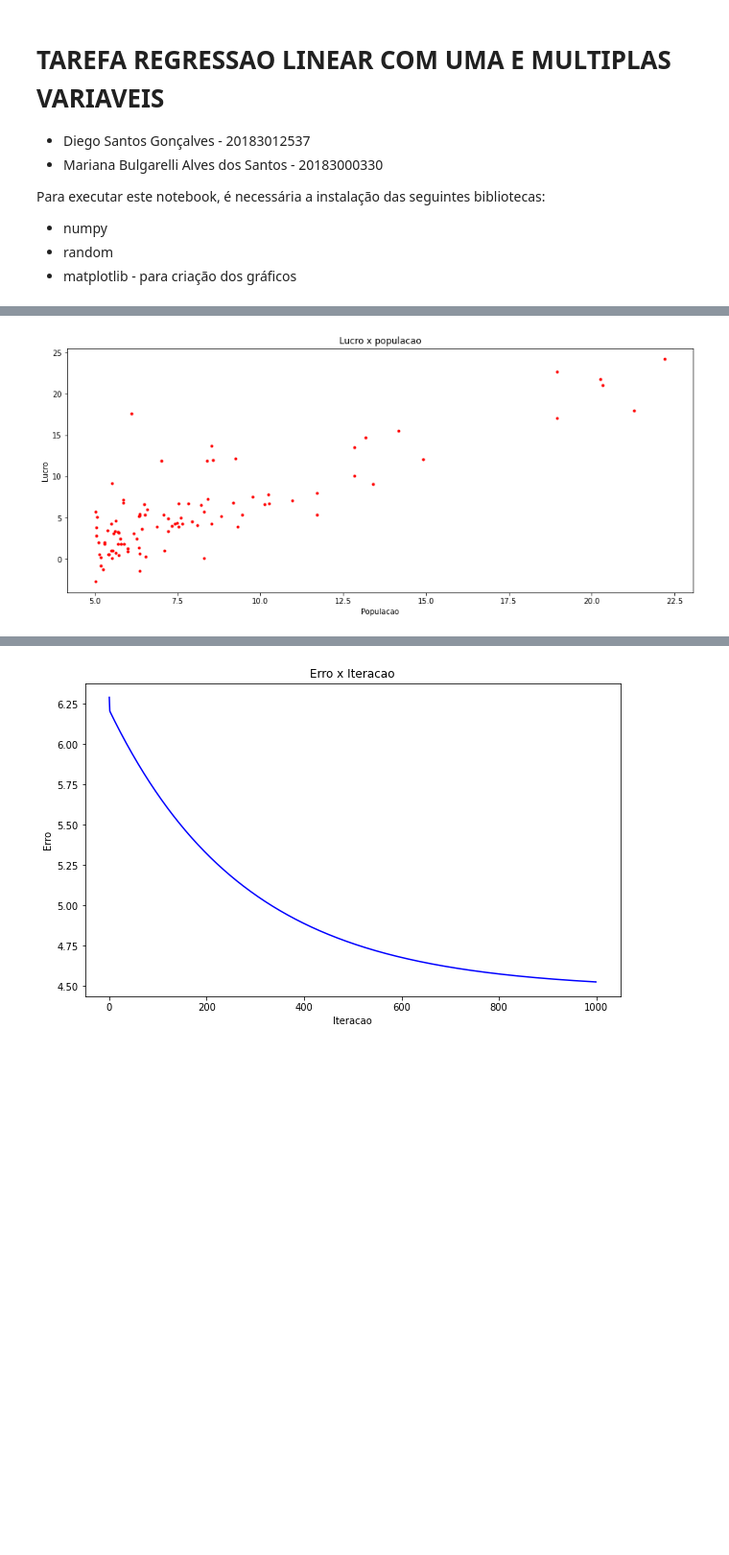
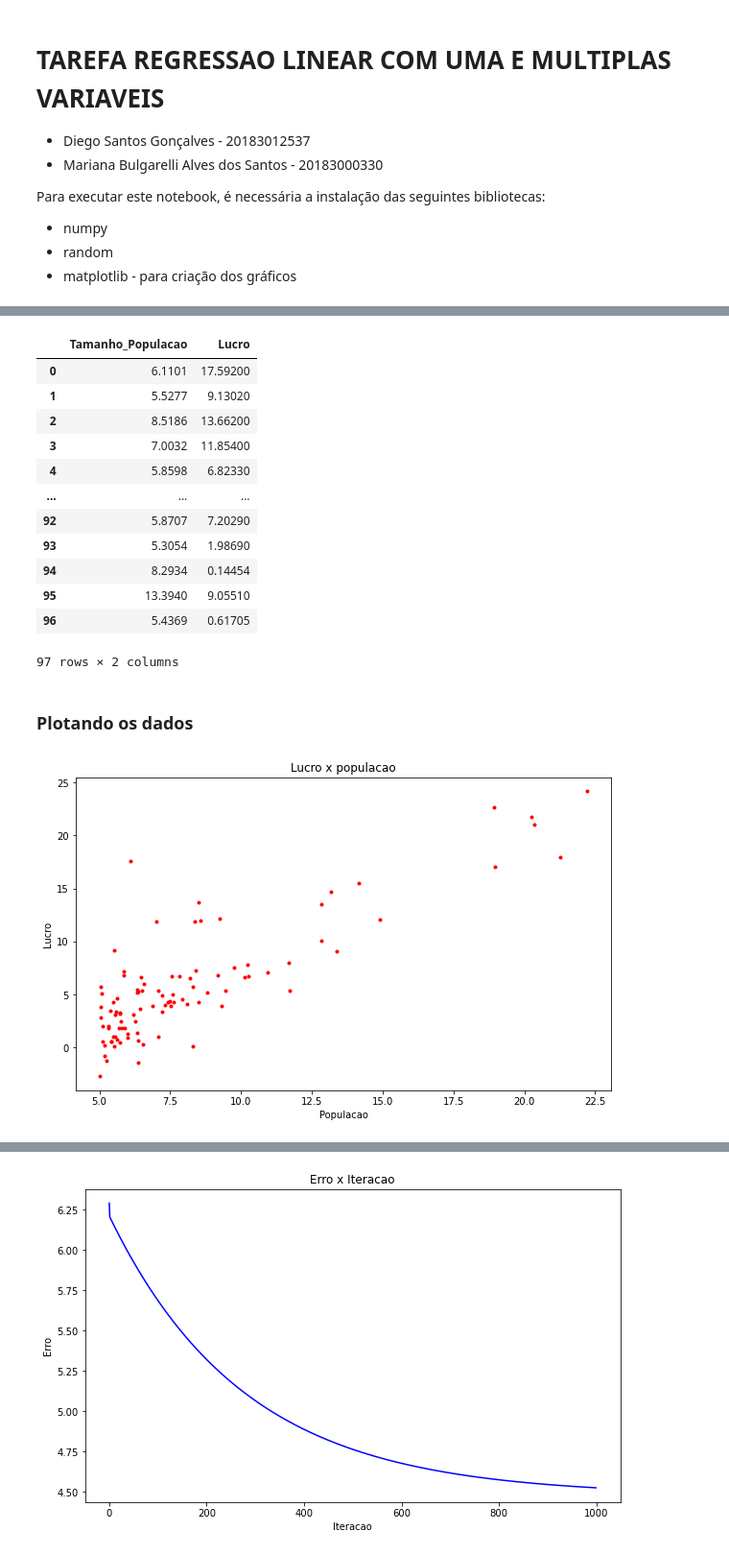
Before and after one commit to BulgarelliM/Computational-Intelligence, a Jupyter notebook: Linear_Regression/linear_reg.ipynb, the cells around one changed output, grey strips where cells are left out. Shown: that part at 96% size. Saved outputs shown, nothing was run; the diff lists cells and outputs as text; code cells hidden in the pictures; blank space fills up the shorter version.

```diff
--- a/Linear_Regression/linear_reg.ipynb
+++ b/Linear_Regression/linear_reg.ipynb
@@ -19,11 +22,29 @@ import matplotlib.pyplot as plt
+# %%
+# Regressão linear com uma variável
+# prever o lucro com um food truck
+
+# read file
+data = pd.read_csv('data1.txt', sep=",", header=None)
+data.columns = ["Tamanho_Populacao", "Lucro"]
+
+data
+# %% [output]
+|  | Tamanho_Populacao | Lucro |
+| 0 | 6.1101 | 17.59200 |
+| 1 | 5.5277 | 9.13020 |
+| 2 | 8.5186 | 13.66200 |
+| 3 | 7.0032 | 11.85400 |
+| 4 | 5.8598 | 6.82330 |
+| ... | ... | ... |
+| 92 | 5.8707 | 7.20290 |
+| 93 | 5.3054 | 1.98690 |
+| 94 | 8.2934 | 0.14454 |
+| 95 | 13.3940 | 9.05510 |
+| 96 | 5.4369 | 0.61705 |
+97 rows × 2 columns
+# %% [markdown]
+### Plotando os dados
 # %%
-# Regressão linear com uma variável
-# prever o lucro com um food truck
-
-# read file
-data = pd.read_csv('data1.txt', sep=",", header=None)
-data.columns = ["Tamanho_Populacao", "Lucro"]
-
 # plota grafico
 plt.title(f"Lucro x populacao")
 plt.xlabel("Populacao")
@@ -34,4 +55,4 @@ plt.rcParams["figure.figsize"] = (10,6)
 plt.plot(x,y, 'r.')
 plt.show()
 # %% [output]
-[figure, old version]
+[figure, new version]
```
Also changed, not shown: parts of 12 cells of this notebook.
